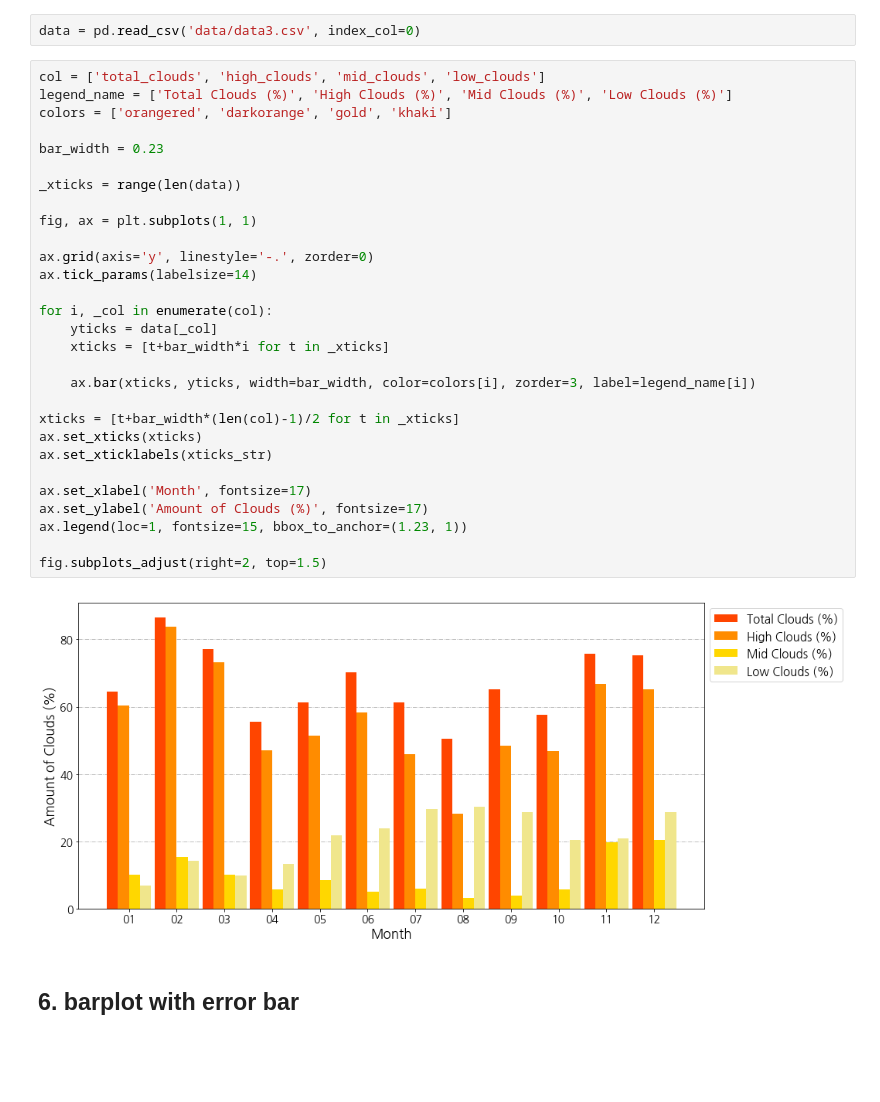
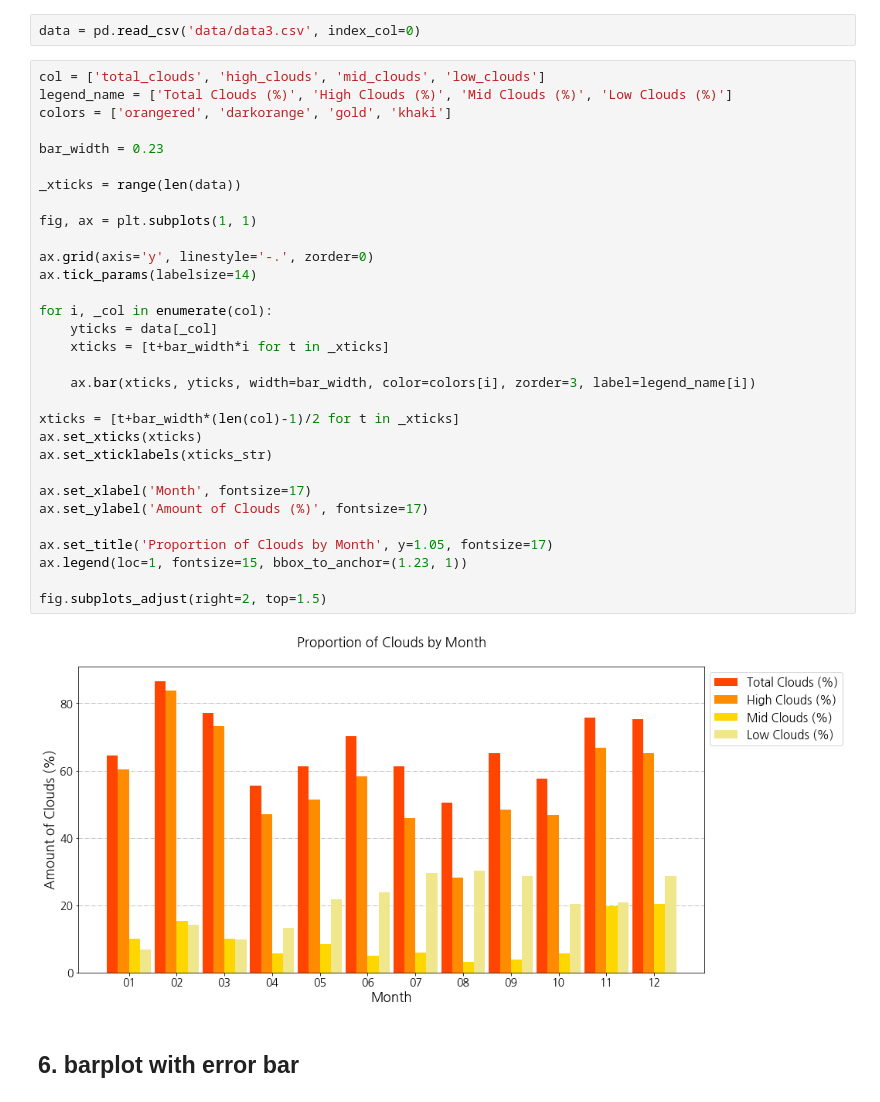
Before and after one commit to youjin2/dev, a Jupyter notebook: plot/matplotlib.ipynb, the cells around one changed output. Cells and saved outputs as stored; diff of their text form; blank space fills up the shorter version.

```diff
--- a/plot/matplotlib.ipynb
+++ b/plot/matplotlib.ipynb
@@ -296,34 +302,36 @@ data = pd.read_csv('data/data3.csv', index_col=0)
 # %%
 col = ['total_clouds', 'high_clouds', 'mid_clouds', 'low_clouds']
 legend_name = ['Total Clouds (%)', 'High Clouds (%)', 'Mid Clouds (%)', 'Low Clouds (%)']
 colors = ['orangered', 'darkorange', 'gold', 'khaki']
 
 bar_width = 0.23
 
 _xticks = range(len(data))
 
 fig, ax = plt.subplots(1, 1)
 
 ax.grid(axis='y', linestyle='-.', zorder=0)
 ax.tick_params(labelsize=14)
 
 for i, _col in enumerate(col):
     yticks = data[_col]
     xticks = [t+bar_width*i for t in _xticks]
 
     ax.bar(xticks, yticks, width=bar_width, color=colors[i], zorder=3, label=legend_name[i])
 
 xticks = [t+bar_width*(len(col)-1)/2 for t in _xticks]
 ax.set_xticks(xticks)
 ax.set_xticklabels(xticks_str)
 
 ax.set_xlabel('Month', fontsize=17)
 ax.set_ylabel('Amount of Clouds (%)', fontsize=17)
+
+ax.set_title('Proportion of Clouds by Month', y=1.05, fontsize=17)
 ax.legend(loc=1, fontsize=15, bbox_to_anchor=(1.23, 1))
 
 fig.subplots_adjust(right=2, top=1.5)
 # %% [output]
-[figure, old version]
+[figure, new version]
 # %% [markdown]
 ## 6. barplot with error bar
 # %%
```
Also changed, not shown: parts of 8 cells of this notebook, 2 other files.
